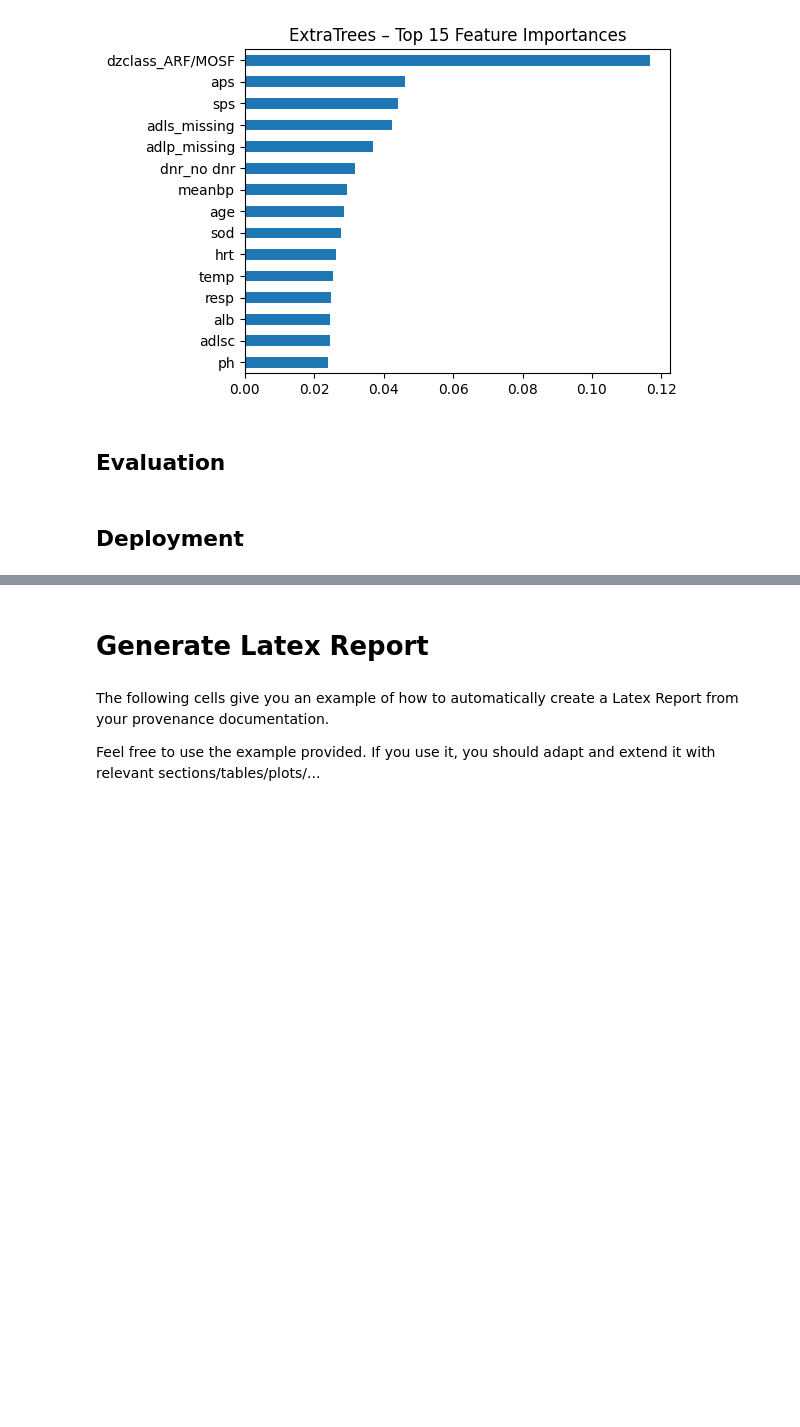
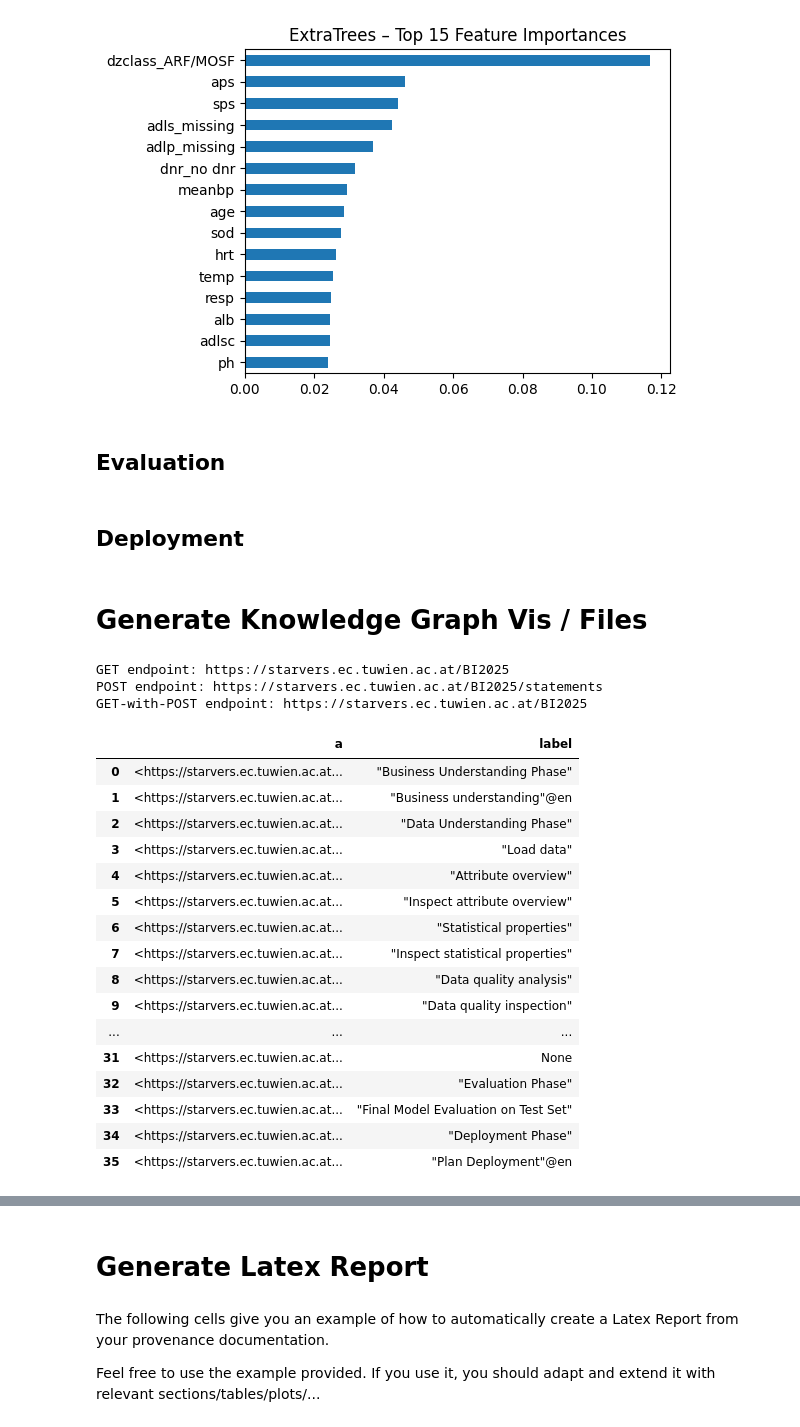
Before and after one commit to morawia/hospital-los, a Jupyter notebook: notebook/BI-hospital-los_251201.ipynb, the cells around one changed output, grey strips where cells are left out. Drawn from its saved outputs; the diff is of its cells as text; code cells hidden in the pictures; blank space fills up the shorter version.

```diff
--- a/notebook/BI-hospital-los_251201.ipynb
+++ b/notebook/BI-hospital-los_251201.ipynb
@@ -3294,6 +3327,7 @@ dma_comment = """
 
 identify_data_mining_algorithm_activity = [
     f':define_algorithm rdf:type prov:Activity .',
+    f':define_algorithm rdfs:label "Define algorithm" .',
     f':define_algorithm sc:isPartOf :modeling_phase .',
     f':define_algorithm rdfs:comment """{dma_comment}""" .',
     f':define_algorithm prov:qualifiedAssociation :{dma_ass_uuid_writer} .',
@@ -3334,6 +3368,7 @@ hp_comment = """
 """
 identify_hp_activity = [
     f':identify_hyperparameters rdf:type prov:Activity .',
+    f':identify_hyperparameters rdfs:label "Identify hyperparameters" .',
     f':identify_hyperparameters sc:isPartOf :modeling_phase .',
     f':identify_hyperparameters rdfs:comment """{hp_comment}""" .',
     f':identify_hyperparameters prov:qualifiedAssociation :{hp_ass_uuid_writer} .',
@@ -3371,6 +3406,7 @@ input_dataset = ":prepared_data"
 
 define_split_activity = [
     f':define_data_split rdf:type prov:Activity .',
+    f':define_data_split rdfs:label "Define data split" .',
     f':define_data_split sc:isPartOf :modeling_phase .',
     f':define_data_split rdfs:comment "Train/Validation/Test Split Definition" .',
     f':define_data_split rdfs:comment """{split_comment}""" .',
@@ -3441,6 +3477,7 @@ eval_validation_run1 = "metric_validation_run1"
 train_model_activity = [
     # Activity
     f':train_and_finetune_model rdf:type prov:Activity .',
+    f':train_and_finetune_model rdfs:label "Train and fine-tune model" .',
     f':train_and_finetune_model sc:isPartOf :modeling_phase .',
     f':train_and_finetune_model rdfs:comment """{tafm_comment}""" .',
     f':train_and_finetune_model prov:startedAtTime "{start_time_tafm}"^^xsd:dateTime .',
@@ -3660,3 +3697,5 @@ f':dep_reproducibility_reflection rdfs:comment """{reproducibility_reflection_co
 
 ]
 engine.insert(deployment_data_executor, prefixes=prefixes)
+# %% [markdown]
+# Generate Knowledge Graph Vis / Files
@@ -3662,0 +3707,41 @@ engine.insert(deployment_data_executor, prefixes=prefixes)
+# %%
+print("GET endpoint:", engine.sparql_get.endpoint)
+print("POST endpoint:", engine.sparql_post.endpoint)
+print("GET-with-POST endpoint:", engine.sparql_get_with_post.endpoint)
+# %% [output]
+GET endpoint: https://starvers.ec.tuwien.ac.at/BI2025
+POST endpoint: https://starvers.ec.tuwien.ac.at/BI2025/statements
+GET-with-POST endpoint: https://starvers.ec.tuwien.ac.at/BI2025
+# %%
+# list all activities in the provenance graph
+
+q = prefix_header + """
+PREFIX prov: <http://www.w3.org/ns/prov#>
+PREFIX rdfs: <http://www.w3.org/2000/01/rdf-schema#>
+
+SELECT DISTINCT ?a ?label WHERE {
+  ?a a prov:Activity .
+  FILTER(CONTAINS(STR(?a), "/BI2025/045/"))
+  OPTIONAL { ?a rdfs:label ?label . }
+}
+LIMIT 200
+"""
+engine.query(q)
+# %% [output]
+|  | a | label |
+| 0 | <https://starvers.ec.tuwien.ac.at... | "Business Understanding Phase" |
+| 1 | <https://starvers.ec.tuwien.ac.at... | "Business understanding"@en |
+| 2 | <https://starvers.ec.tuwien.ac.at... | "Data Understanding Phase" |
+| 3 | <https://starvers.ec.tuwien.ac.at... | "Load data" |
+| 4 | <https://starvers.ec.tuwien.ac.at... | "Attribute overview" |
+| 5 | <https://starvers.ec.tuwien.ac.at... | "Inspect attribute overview" |
+| 6 | <https://starvers.ec.tuwien.ac.at... | "Statistical properties" |
+| 7 | <https://starvers.ec.tuwien.ac.at... | "Inspect statistical properties" |
+| 8 | <https://starvers.ec.tuwien.ac.at... | "Data quality analysis" |
+| 9 | <https://starvers.ec.tuwien.ac.at... | "Data quality inspection" |
+| ... | ... | ... |
+| 31 | <https://starvers.ec.tuwien.ac.at... | None |
+| 32 | <https://starvers.ec.tuwien.ac.at... | "Evaluation Phase" |
+| 33 | <https://starvers.ec.tuwien.ac.at... | "Final Model Evaluation on Test Set" |
+| 34 | <https://starvers.ec.tuwien.ac.at... | "Deployment Phase" |
+| 35 | <https://starvers.ec.tuwien.ac.at... | "Plan Deployment"@en |
```
Also changed, not shown: parts of 28 cells of this notebook, 12 other files.
